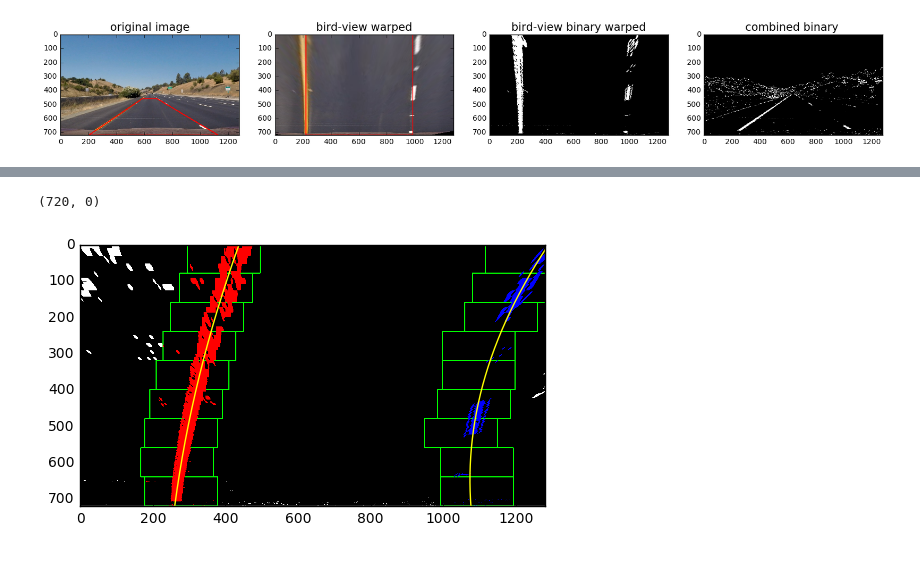
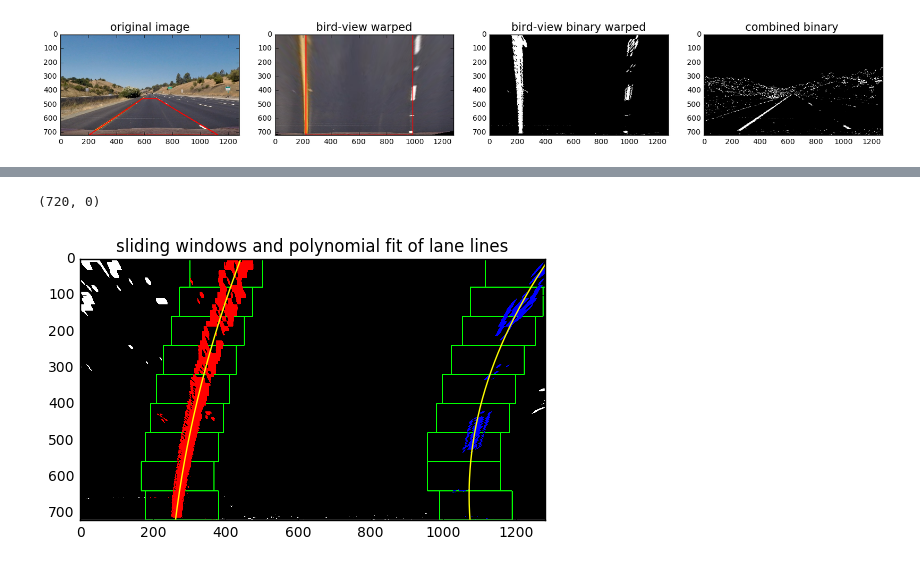
Before and after one commit to ganeshsetty/CarND-Advanced-Lane-Lines, a Jupyter notebook: lane_lines_framewise_analysis.ipynb, the cells around one changed output, grey strips where cells are left out. Cells and saved outputs as stored; diff of their text form; code cells hidden in the pictures.

```diff
--- a/lane_lines_framewise_analysis.ipynb
+++ b/lane_lines_framewise_analysis.ipynb
@@ -269,0 +305,23 @@ ax4.set_title('combined binary ', fontsize=15)
+# %%
+### histogram along all the columns in the lower half of the image as the peaks are good indicators
+### of the x-position of the base of the lane lines. Use that as a starting point for where to search for the lines
+
+### Take curved road image test6.jpg as example and
+image = mpimage.imread('test_images/test6.jpg')
+image = distort_correct(image,mtx,dist,camera_img_size)
+img_size = (image.shape[1],image.shape[0])
+warped,binary_warped,combined_binary = corners_unwarp(image)
+histogram = np.sum(binary_warped[binary_warped.shape[0]/2:,:], axis=0)
+
+midpoint = np.int(histogram.shape[0]/2)
+leftx_base = np.argmax(histogram[:midpoint])
+rightx_base = np.argmax(histogram[midpoint:]) + midpoint
+
+f, (ax1, ax2) = plt.subplots(1,2, figsize=(16,4))
+
+ax1.imshow(binary_warped,cmap='gray')
+ax1.set_title('bird-view binary warped', fontsize=15)
+ax2.plot(histogram)
+ax2.set_title('histogram ', fontsize=15)
+ax2.set_xlabel('pixel position')
+ax2.set_ylabel('counts')
@@ -273,10 +334,11 @@ def get_val(y,poly_coeff):
     # Returns value of a quadratic polynomial
     return poly_coeff[0]*y**2+poly_coeff[1]*y+poly_coeff[2]
 # %%
-### Implement Sliding Windows and Fit a Polynomial
+### Implement Sliding Windows and Fit a Polynomial for the binary warped image
 def polynomial_fit(binary_warped):
-    # Assuming you have created a warped binary image called "binary_warped"
-    # Take a histogram of the bottom half of the image
+    # Take a histogram of the bottom half of the image.Histogram along all the columns in the lower half of the image as
+    # the peaks are good indicators of the x-position of the base of the lane lines. Use that as a starting point for where
+    # to search for the lines
     histogram = np.sum(binary_warped[binary_warped.shape[0]/2:,:], axis=0)
 
     # Find the peak of the left and right halves of the histogram
@@ -339,31 +401,34 @@ def polynomial_fit(binary_warped):
     righty = nonzeroy[right_lane_inds]
 
     # Fit a second order polynomial to each
     left_fit = np.polyfit(lefty, leftx, 2)
     right_fit = np.polyfit(righty, rightx, 2)
 
     return left_fit,right_fit,leftx,lefty,rightx,righty
 
 ### Visualization of windowing and polynomial fit
 image = mpimage.imread('test_images/test6.jpg')
+image = distort_correct(image,mtx,dist,camera_img_size)
+img_size = (image.shape[1],image.shape[0])
 warped,binary_warped,combined_binary = corners_unwarp(image)
 # Create an output image to draw on and  visualize the result
 out_img = np.dstack((binary_warped, binary_warped, binary_warped))*255
 left_fit,right_fit,leftx,lefty,rightx,righty = polynomial_fit(binary_warped)
 
 # Generate x and y values for plotting
 ploty = np.linspace(0, binary_warped.shape[0]-1, binary_warped.shape[0] )
 left_fitx = get_val(ploty,left_fit)
 right_fitx = get_val(ploty,right_fit)
 
 out_img[lefty, leftx] = [255, 0, 0]  # Red
 out_img[righty, rightx] = [0, 0, 255] # Blue
 
 plt.imshow(out_img)
 plt.plot(left_fitx, ploty, color='yellow')
 plt.plot(right_fitx, ploty, color='yellow')
+plt.title('sliding windows and polynomial fit of lane lines')
 plt.xlim(0, 1280)
 plt.ylim(720, 0)
 # %% [output]
 (720, 0)
-[figure, old version]
+[figure, new version]
```
Also changed, not shown: parts of 18 cells of this notebook.
